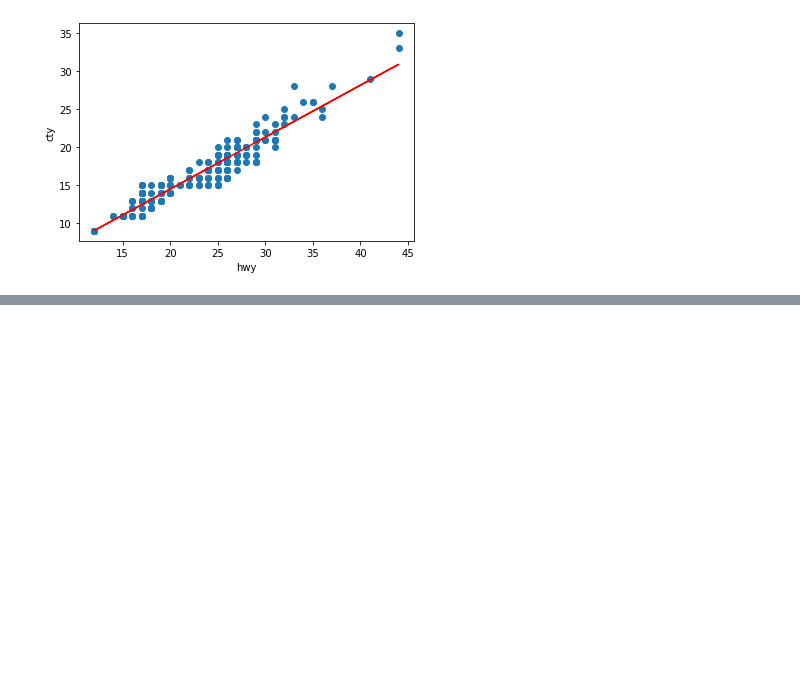
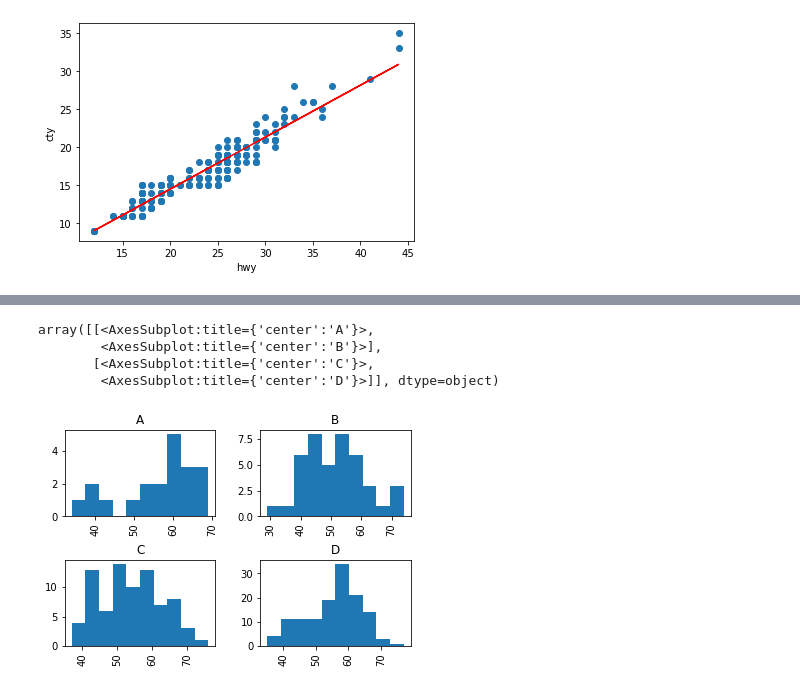
Before and after one commit to aws3ma/tpstatistics, a Jupyter notebook: jupyter notebook for tp statistics.ipynb, the cells around one changed output, grey strips where cells are left out. Drawn from its saved outputs; the diff is of its cells as text; code cells hidden in the pictures; blank space fills up the shorter version.

```diff
--- a/sceance 1.ipynb
+++ b/jupyter notebook for tp statistics.ipynb
@@ -338,0 +363,4 @@ plt.show()
+# %%
+df=pd.read_table("heart.txt",sep="\t",header=0)
+df.groupby('type_douleur').describe()
+df
@@ -338,0 +381,8 @@ plt.show()
+# %%
+df.hist(column='age', by='type_douleur')
+# %% [output]
+array([[<AxesSubplot:title={'center':'A'}>,
+        <AxesSubplot:title={'center':'B'}>],
+       [<AxesSubplot:title={'center':'C'}>,
+        <AxesSubplot:title={'center':'D'}>]], dtype=object)
+[figure, added]
```
Also changed, not shown: parts of 15 cells of this notebook.
